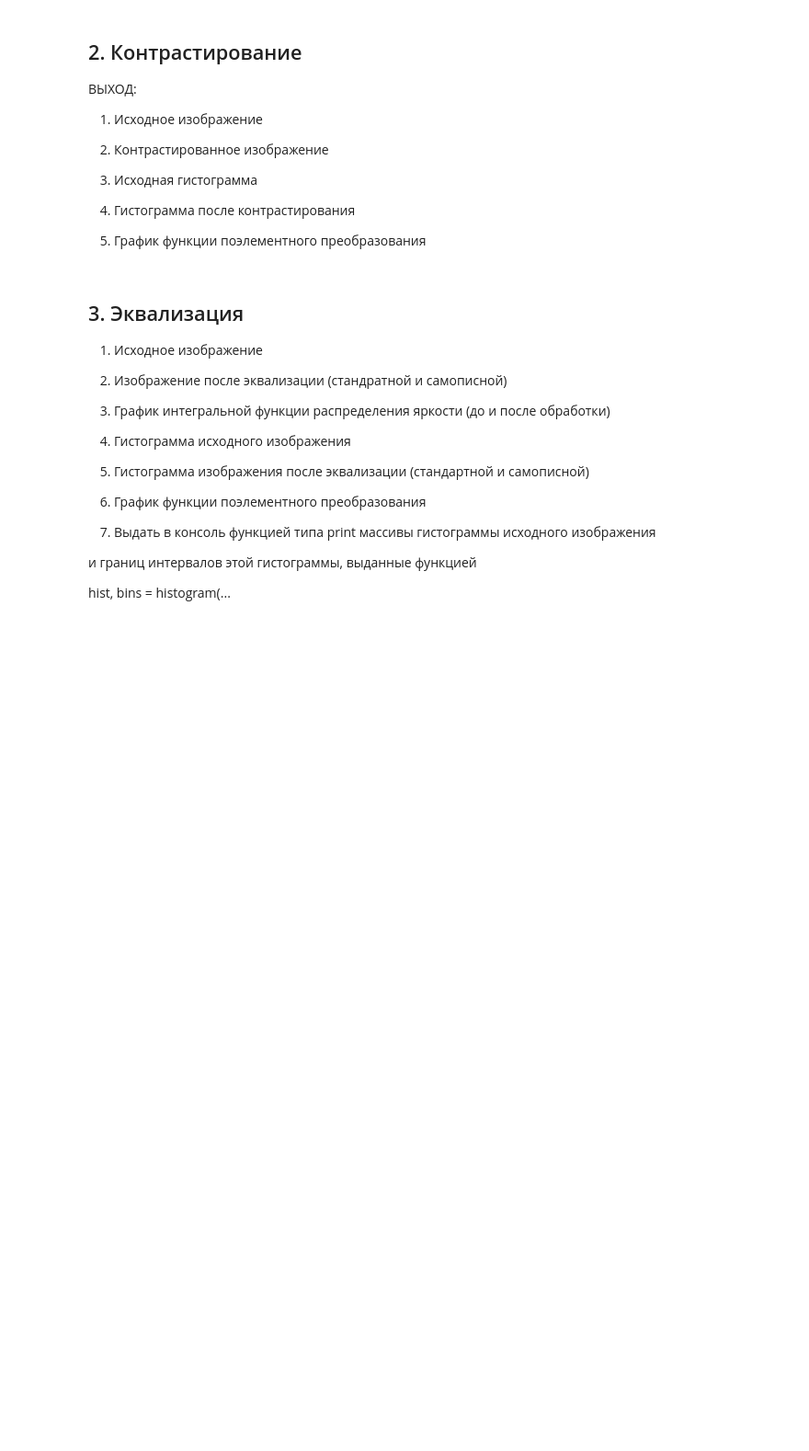
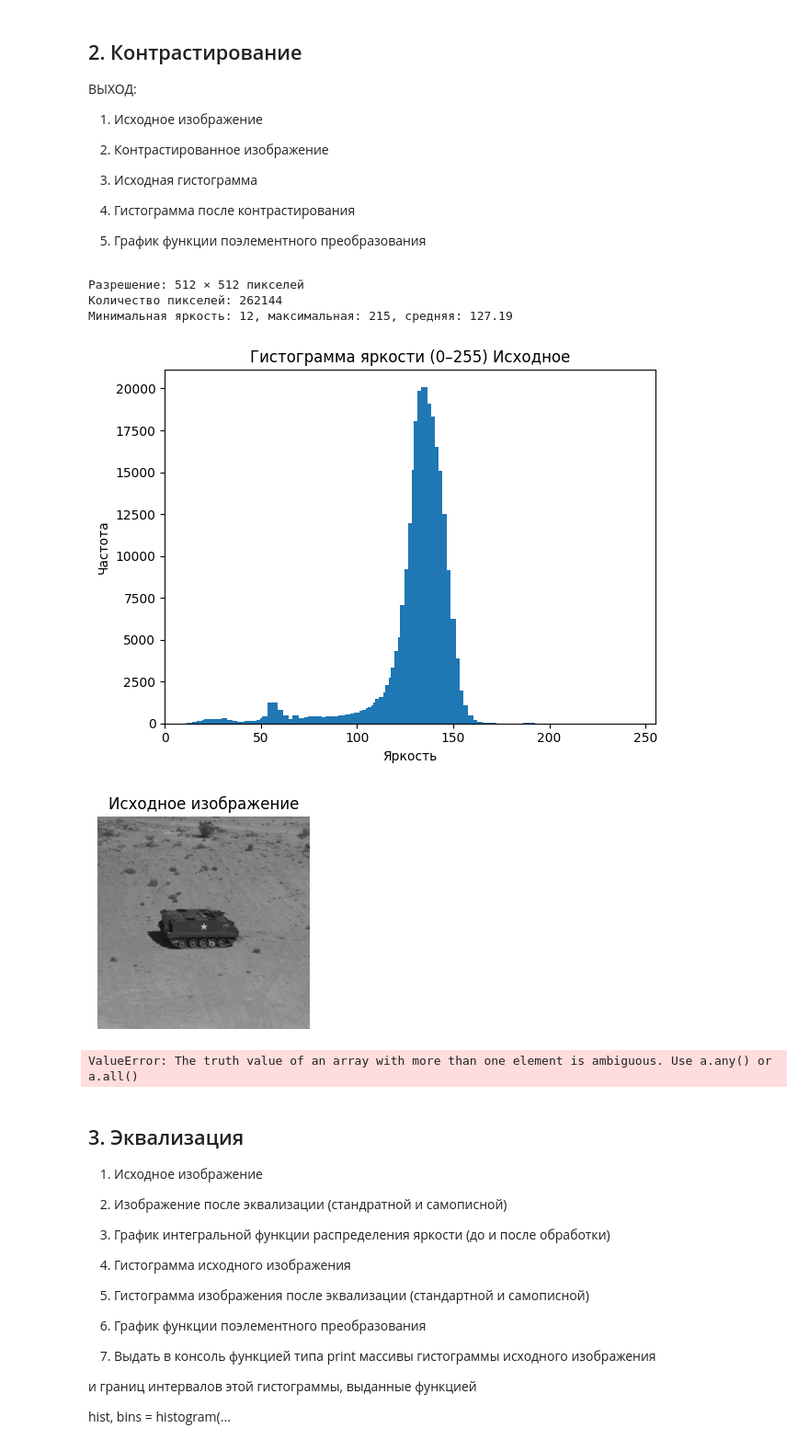
Before and after one commit to Matosik/Image-processing-methods-labs, a Jupyter notebook: Lab1.ipynb, the cells around one changed output. Shown: that part at 92% size. Saved outputs shown, nothing was run; the diff lists cells and outputs as text; code cells hidden in the pictures; blank space fills up the shorter version.

```diff
--- a/Lab1.ipynb
+++ b/Lab1.ipynb
@@ -108,17 +154,39 @@ def t_porog(matrix, t):
 
 5) График функции поэлементного преобразования
 # %%
-def contrast(matrix, gmin=0, gmax=255):
+def contrast(name_path, gmin=0, gmax=255):
+
+    path = Path(name_path)
+    if not path.exists():
+        raise FileNotFoundError(f"Файл не найден: {path}")
+    img = Image.open(path).convert("L")
+    matrix = np.array(img, dtype=np.uint8)
+
     a = gmax - gmin / (max(matrix) - min(matrix))
+    #b = (gmin * matrix.max() - gmax* matrix.min()) / (matrix.max() - matrix.min())
     b = (gmin * max(matrix) - gmax* min(matrix)) / max(matrix) - min(matrix)
-
-    N = matrix.size[0]
-    M = matrix.size[1]
-    newMatrix = matrix
+    N = matrix.shape[0]
+    M = matrix.shape[1]
+    newMatrix = np.zeros_like(matrix)
     for i in range(N):
         for j in range(M):
             newMatrix[i][j] = a * matrix[i][j] + b
-    return newMatrix
+    return Image.fromarray(newMatrix, mode="L")
+# %%
+info = analyze_image(image_path)
+show_image(info["matrix"], "Исходное изображение")
+
+
+contrastimg = contrast(image_path, 0, 100)
+infocontrast = analyze_image(contrastimg, title="Контраситрование")
+show_image(infoporog["matrix"], "Контраситрование")
+# %% [output]
+Разрешение: 512 × 512 пикселей
+Количество пикселей: 262144
+Минимальная яркость: 12, максимальная: 215, средняя: 127.19
+[figure, added]
+[figure, added]
+ValueError: The truth value of an array with more than one element is ambiguous. Use a.any() or a.all()
 # %% [markdown]
 ## 3. Эквализация
 
```
Also changed, not shown: parts of 10 cells of this notebook.
